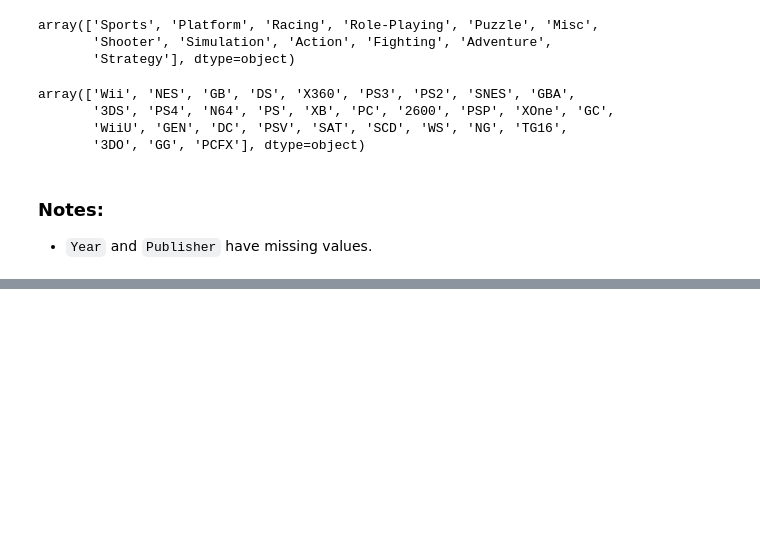
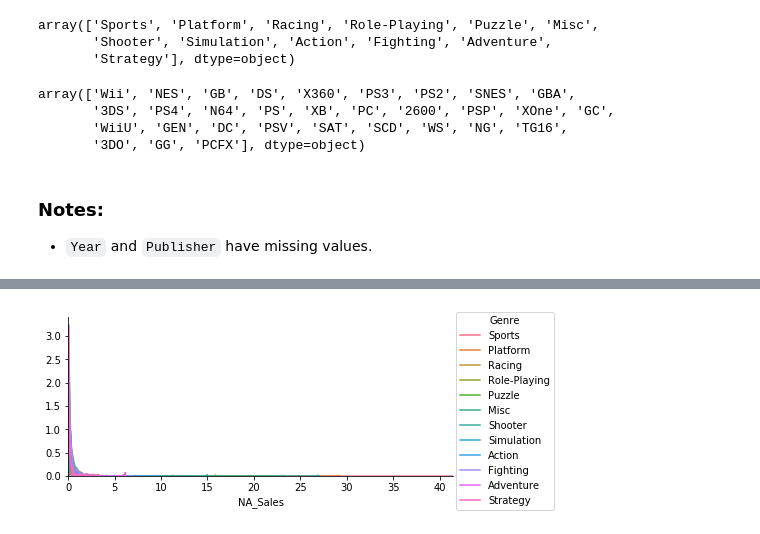
Before and after one commit to MeredithLevsen/Data-Challenges, a Jupyter notebook: VideoGames/DataChallenge_VideoGameSales.ipynb, the cells around one changed output, grey strips where cells are left out. Drawn from its saved outputs; the diff is of its cells as text; code cells hidden in the pictures; blank space fills up the shorter version.

```diff
--- a/VideoGames/DataChallenge_VideoGameSales.ipynb
+++ b/VideoGames/DataChallenge_VideoGameSales.ipynb
@@ -75,0 +130,4 @@ array(['Wii', 'NES', 'GB', 'DS', 'X360', 'PS3', 'PS2', 'SNES', 'GBA',
+# %%
+plot_kde_distribution(dat, var='NA_Sales', target='Genre')
+# %% [output]
+[figure, added]
```
Also changed, not shown: parts of 6 cells of this notebook, 1 other file.
